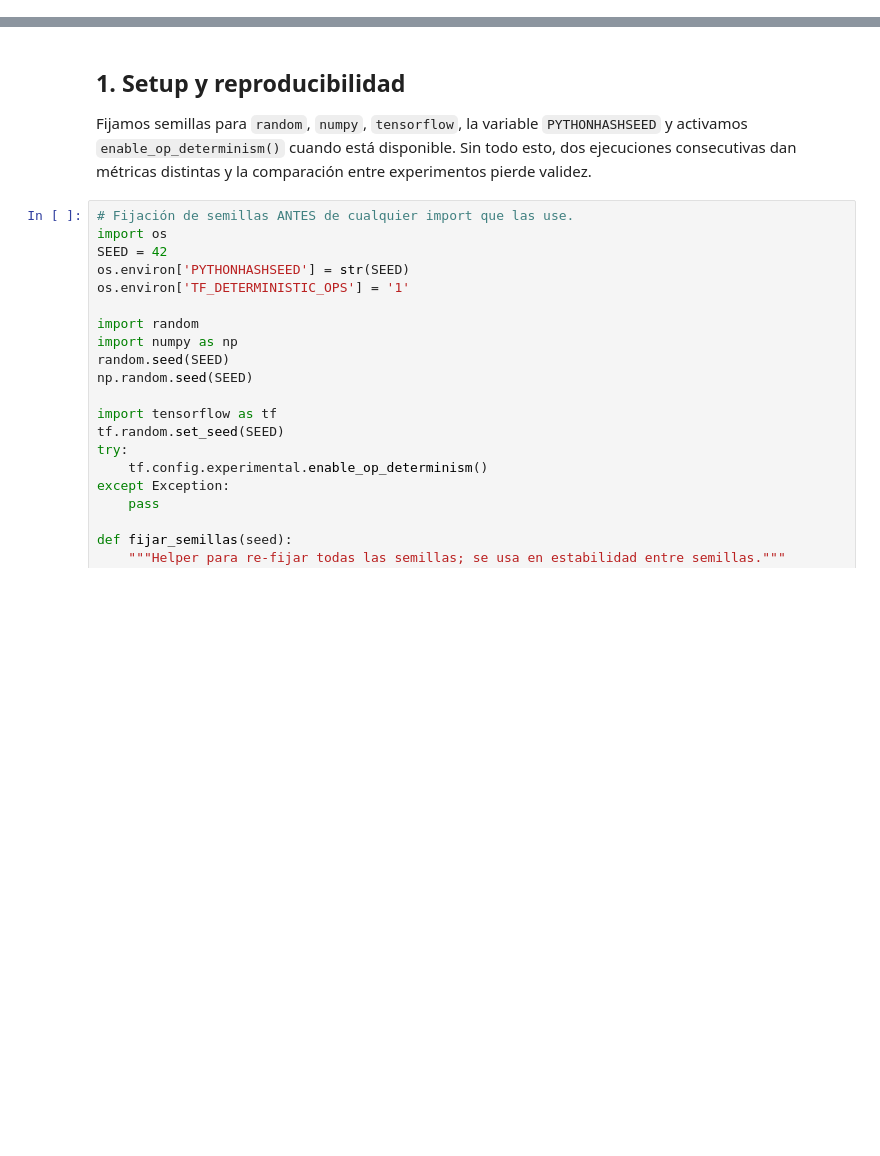
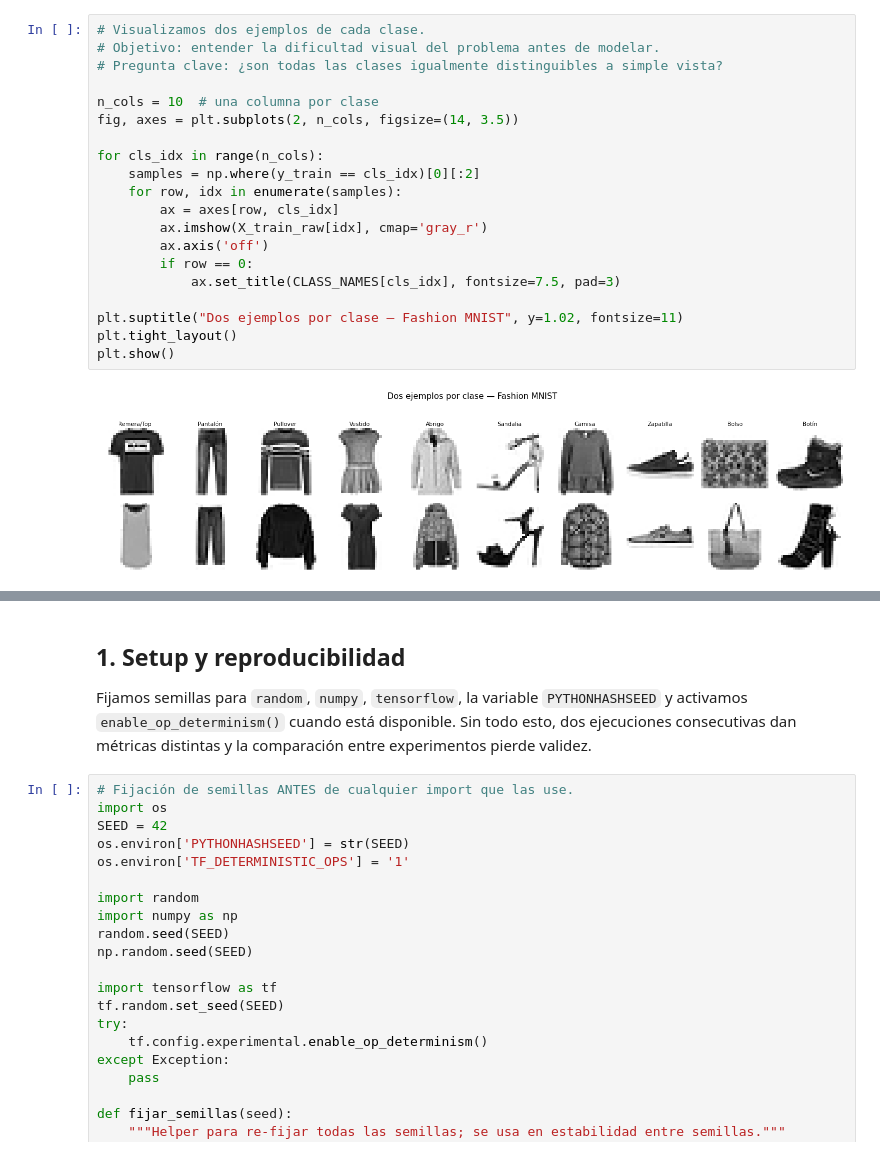
Before and after one commit to Santibareiro27/Inteligencia-Computacional, a Jupyter notebook: RA1_TP5/RA1_Trabajo_práctico_N°_5_G8.ipynb, the cells around one changed output, grey strips where cells are left out. Saved outputs shown, nothing was run; the diff lists cells and outputs as text; blank space fills up the shorter version.

```diff
--- a/RA1_TP5/RA1_Trabajo_práctico_N°_5_G8.ipynb
+++ b/RA1_TP5/RA1_Trabajo_práctico_N°_5_G8.ipynb
@@ -2,0 +141,22 @@
+# %%
+# Visualizamos dos ejemplos de cada clase.
+# Objetivo: entender la dificultad visual del problema antes de modelar.
+# Pregunta clave: ¿son todas las clases igualmente distinguibles a simple vista?
+
+n_cols = 10  # una columna por clase
+fig, axes = plt.subplots(2, n_cols, figsize=(14, 3.5))
+
+for cls_idx in range(n_cols):
+    samples = np.where(y_train == cls_idx)[0][:2]
+    for row, idx in enumerate(samples):
+        ax = axes[row, cls_idx]
+        ax.imshow(X_train_raw[idx], cmap='gray_r')
+        ax.axis('off')
+        if row == 0:
+            ax.set_title(CLASS_NAMES[cls_idx], fontsize=7.5, pad=3)
+
+plt.suptitle("Dos ejemplos por clase — Fashion MNIST", y=1.02, fontsize=11)
+plt.tight_layout()
+plt.show()
+# %% [output]
+[figure, added]
```
Also changed, not shown: parts of 61 cells of this notebook.
